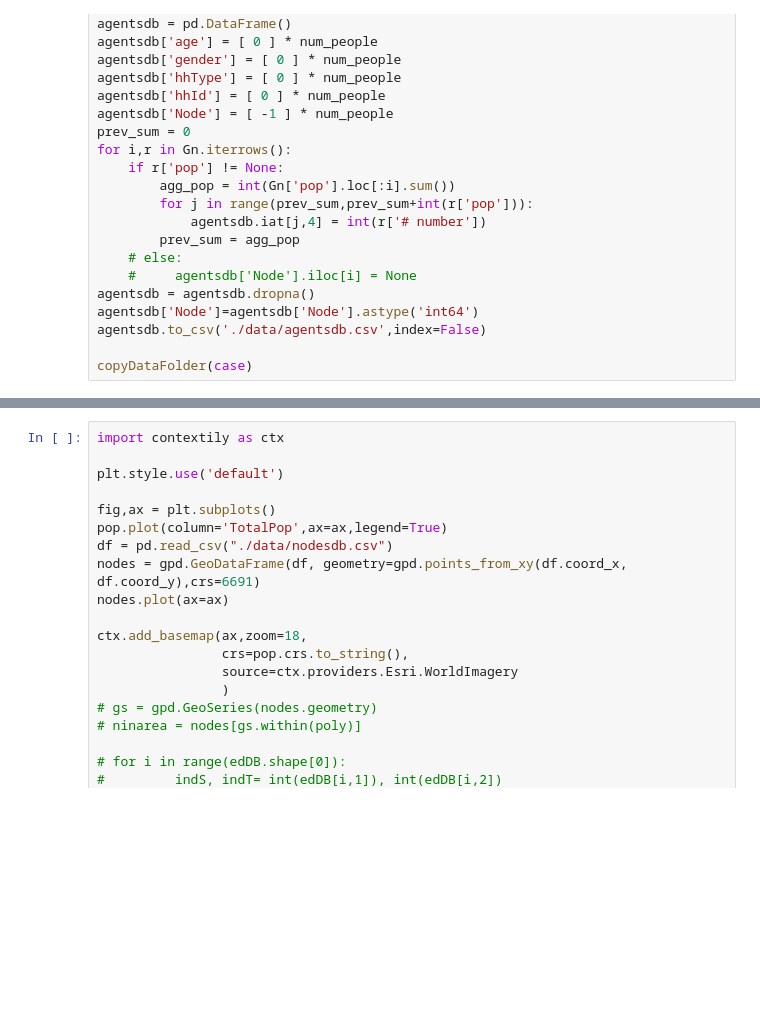
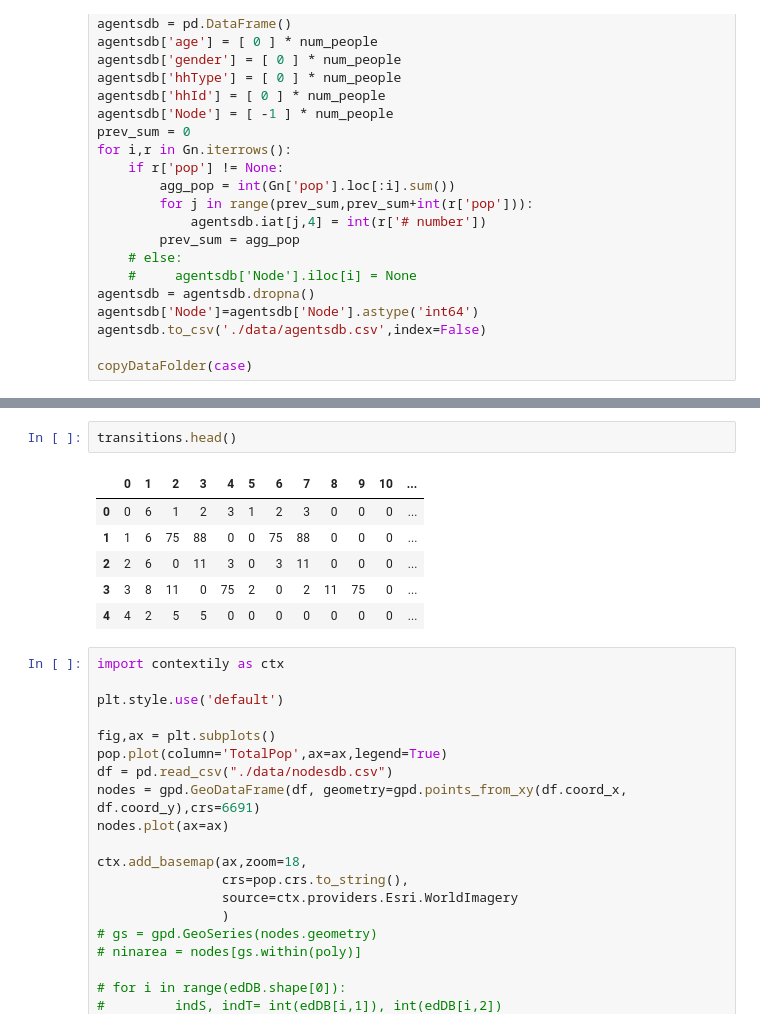
Before and after one commit to erick2307/tsuevac, a Jupyter notebook: app/setup/preProcess.ipynb, the cells around one changed output, grey strips where cells are left out. Drawn from its saved outputs; the diff is of its cells as text; blank space fills up the shorter version.

```diff
--- a/app/setup/preProcess.ipynb
+++ b/app/setup/preProcess.ipynb
@@ -379,3 +469,12 @@ copyDataFolder(case)
+# %%
+transitions.head()
+# %% [output]
+|  | 0 | 1 | 2 | 3 | 4 | 5 | 6 | 7 | 8 | 9 | 10 | ... |
+| 0 | 0 | 6 | 1 | 2 | 3 | 1 | 2 | 3 | 0 | 0 | 0 | ... |
+| 1 | 1 | 6 | 75 | 88 | 0 | 0 | 75 | 88 | 0 | 0 | 0 | ... |
+| 2 | 2 | 6 | 0 | 11 | 3 | 0 | 3 | 11 | 0 | 0 | 0 | ... |
+| 3 | 3 | 8 | 11 | 0 | 75 | 2 | 0 | 2 | 11 | 75 | 0 | ... |
+| 4 | 4 | 2 | 5 | 5 | 0 | 0 | 0 | 0 | 0 | 0 | 0 | ... |
 # %%
 import contextily as ctx
 
```
Also changed, not shown: parts of 14 cells of this notebook, 4 other files.
